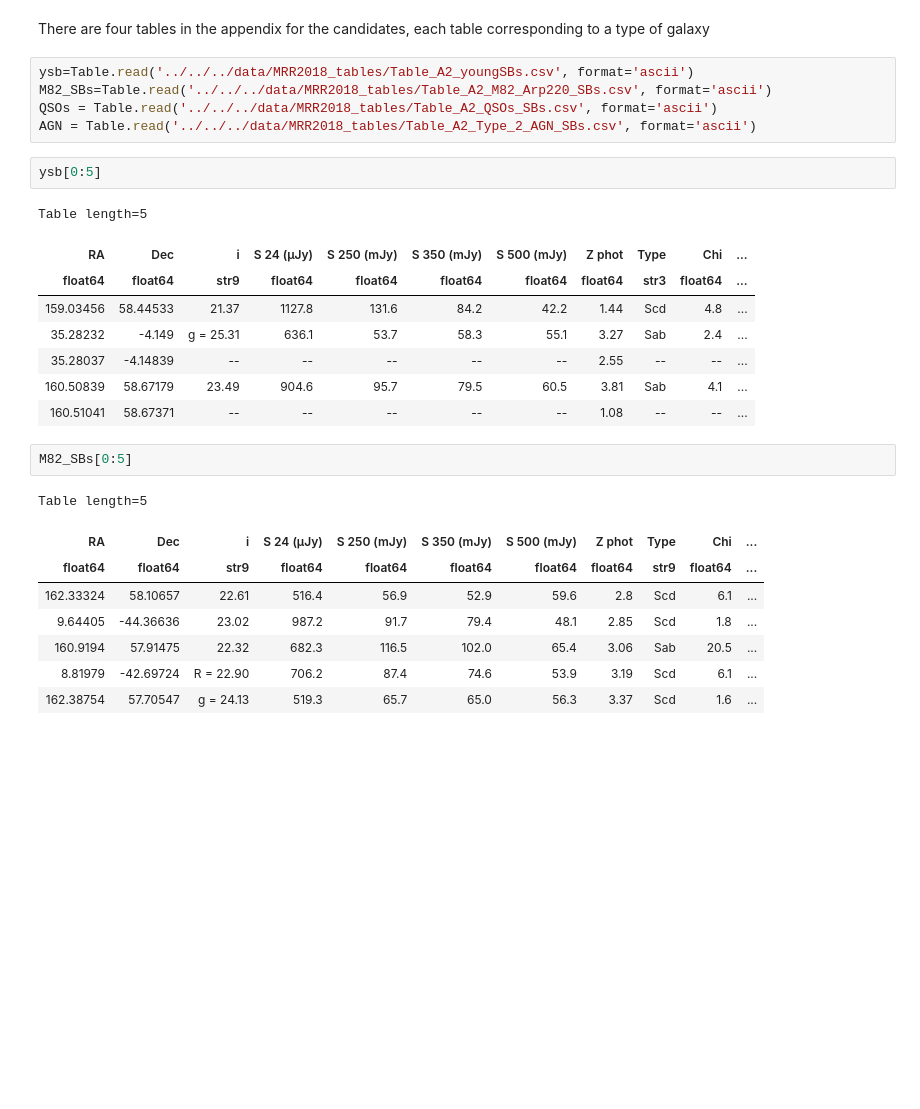
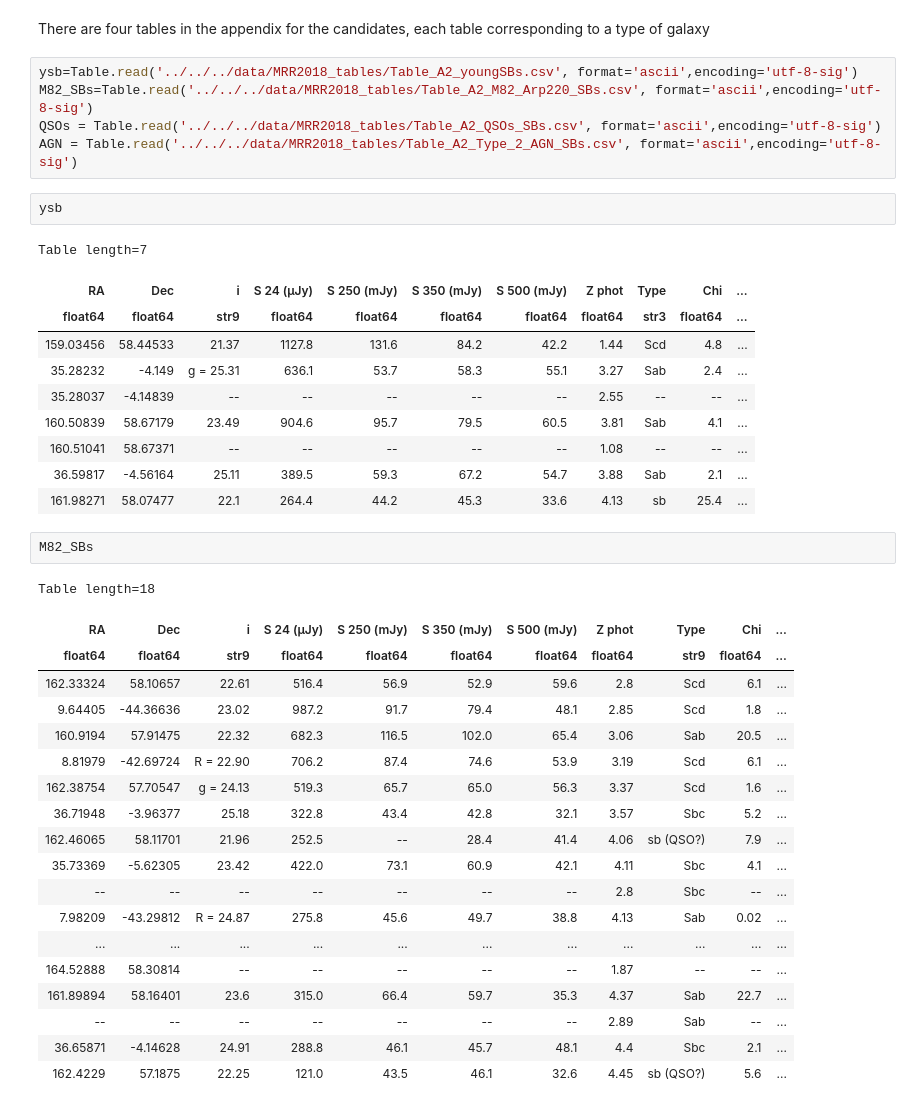
Before and after one commit to pdh21/Extreme_submm_SB_gals, a Jupyter notebook: docs/notebooks/eda/Examination_of_accepted_paper_sources.ipynb, the cells around one changed output. Saved outputs shown, nothing was run; the diff lists cells and outputs as text; blank space fills up the shorter version.

```diff
--- a/docs/notebooks/eda/Examination_of_accepted_paper_sources.ipynb
+++ b/docs/notebooks/eda/Examination_of_accepted_paper_sources.ipynb
@@ -19,30 +24,43 @@ vmax=0.1
 # %% [markdown]
 There are four tables in the appendix for the candidates, each table corresponding to a type of galaxy
 # %%
-ysb=Table.read('../../../data/MRR2018_tables/Table_A2_youngSBs.csv', format='ascii')
-M82_SBs=Table.read('../../../data/MRR2018_tables/Table_A2_M82_Arp220_SBs.csv', format='ascii')
-QSOs = Table.read('../../../data/MRR2018_tables/Table_A2_QSOs_SBs.csv', format='ascii')
-AGN = Table.read('../../../data/MRR2018_tables/Table_A2_Type_2_AGN_SBs.csv', format='ascii')
+ysb=Table.read('../../../data/MRR2018_tables/Table_A2_youngSBs.csv', format='ascii',encoding='utf-8-sig')
+M82_SBs=Table.read('../../../data/MRR2018_tables/Table_A2_M82_Arp220_SBs.csv', format='ascii',encoding='utf-8-sig')
+QSOs = Table.read('../../../data/MRR2018_tables/Table_A2_QSOs_SBs.csv', format='ascii',encoding='utf-8-sig')
+AGN = Table.read('../../../data/MRR2018_tables/Table_A2_Type_2_AGN_SBs.csv', format='ascii',encoding='utf-8-sig')
 # %%
-ysb[0:5]
+ysb
 # %% [output]
-Table length=5
+Table length=7
-| ﻿RA | Dec | i | S 24 (μJy) | S 250 (mJy) | S 350 (mJy) | S 500 (mJy) | Z phot | Type | Chi | ... |
+| RA | Dec | i | S 24 (μJy) | S 250 (mJy) | S 350 (mJy) | S 500 (mJy) | Z phot | Type | Chi | ... |
 | float64 | float64 | str9 | float64 | float64 | float64 | float64 | float64 | str3 | float64 | ... |
 | 159.03456 | 58.44533 | 21.37 | 1127.8 | 131.6 | 84.2 | 42.2 | 1.44 | Scd | 4.8 | ... |
 | 35.28232 | -4.149 | g = 25.31 | 636.1 | 53.7 | 58.3 | 55.1 | 3.27 | Sab | 2.4 | ... |
 | 35.28037 | -4.14839 | -- | -- | -- | -- | -- | 2.55 | -- | -- | ... |
 | 160.50839 | 58.67179 | 23.49 | 904.6 | 95.7 | 79.5 | 60.5 | 3.81 | Sab | 4.1 | ... |
 | 160.51041 | 58.67371 | -- | -- | -- | -- | -- | 1.08 | -- | -- | ... |
+| 36.59817 | -4.56164 | 25.11 | 389.5 | 59.3 | 67.2 | 54.7 | 3.88 | Sab | 2.1 | ... |
+| 161.98271 | 58.07477 | 22.1 | 264.4 | 44.2 | 45.3 | 33.6 | 4.13 | sb | 25.4 | ... |
 # %%
-M82_SBs[0:5]
+M82_SBs
 # %% [output]
-Table length=5
+Table length=18
-| ﻿RA | Dec | i | S 24 (μJy) | S 250 (mJy) | S 350 (mJy) | S 500 (mJy) | Z phot | Type | Chi | ... |
+| RA | Dec | i | S 24 (μJy) | S 250 (mJy) | S 350 (mJy) | S 500 (mJy) | Z phot | Type | Chi | ... |
 | float64 | float64 | str9 | float64 | float64 | float64 | float64 | float64 | str9 | float64 | ... |
 | 162.33324 | 58.10657 | 22.61 | 516.4 | 56.9 | 52.9 | 59.6 | 2.8 | Scd | 6.1 | ... |
 | 9.64405 | -44.36636 | 23.02 | 987.2 | 91.7 | 79.4 | 48.1 | 2.85 | Scd | 1.8 | ... |
 | 160.9194 | 57.91475 | 22.32 | 682.3 | 116.5 | 102.0 | 65.4 | 3.06 | Sab | 20.5 | ... |
 | 8.81979 | -42.69724 | R = 22.90 | 706.2 | 87.4 | 74.6 | 53.9 | 3.19 | Scd | 6.1 | ... |
 | 162.38754 | 57.70547 | g = 24.13 | 519.3 | 65.7 | 65.0 | 56.3 | 3.37 | Scd | 1.6 | ... |
+| 36.71948 | -3.96377 | 25.18 | 322.8 | 43.4 | 42.8 | 32.1 | 3.57 | Sbc | 5.2 | ... |
+| 162.46065 | 58.11701 | 21.96 | 252.5 | -- | 28.4 | 41.4 | 4.06 | sb (QSO?) | 7.9 | ... |
+| 35.73369 | -5.62305 | 23.42 | 422.0 | 73.1 | 60.9 | 42.1 | 4.11 | Sbc | 4.1 | ... |
+| -- | -- | -- | -- | -- | -- | -- | 2.8 | Sbc | -- | ... |
+| 7.98209 | -43.29812 | R = 24.87 | 275.8 | 45.6 | 49.7 | 38.8 | 4.13 | Sab | 0.02 | ... |
+| ... | ... | ... | ... | ... | ... | ... | ... | ... | ... | ... |
+| 164.52888 | 58.30814 | -- | -- | -- | -- | -- | 1.87 | -- | -- | ... |
+| 161.89894 | 58.16401 | 23.6 | 315.0 | 66.4 | 59.7 | 35.3 | 4.37 | Sab | 22.7 | ... |
+| -- | -- | -- | -- | -- | -- | -- | 2.89 | Sab | -- | ... |
+| 36.65871 | -4.14628 | 24.91 | 288.8 | 46.1 | 45.7 | 48.1 | 4.4 | Sbc | 2.1 | ... |
+| 162.4229 | 57.1875 | 22.25 | 121.0 | 43.5 | 46.1 | 32.6 | 4.45 | sb (QSO?) | 5.6 | ... |
 # %%
```
Also changed, not shown: parts of 12 cells of this notebook, 12 other files.
